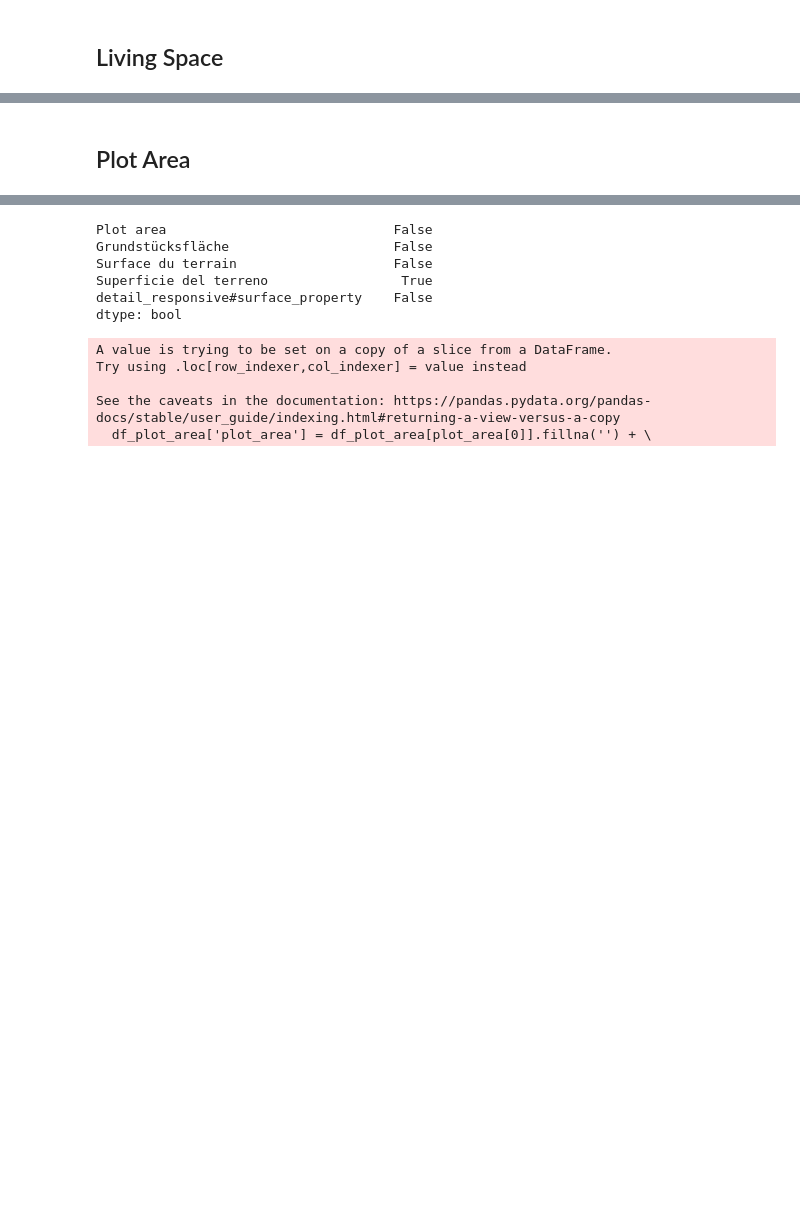
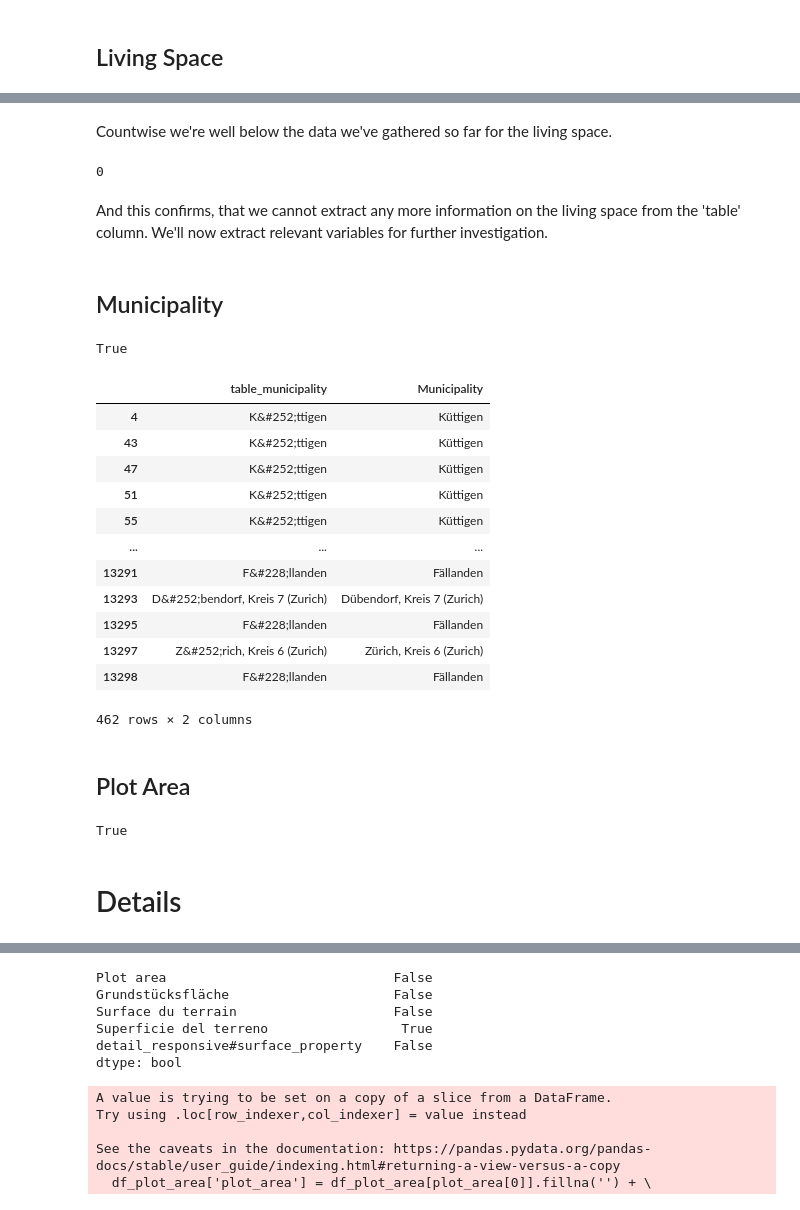
Before and after one commit to Immobilienrechner-Challenge/explorative-data-analysis, a Jupyter notebook: ints_eda.ipynb, the cells around one changed output, grey strips where cells are left out. Saved outputs shown, nothing was run; the diff lists cells and outputs as text; code cells hidden in the pictures; blank space fills up the shorter version.

```diff
--- a/ints_eda.ipynb
+++ b/ints_eda.ipynb
@@ -114,2 +278,40 @@ We then rinse and repeat this process for all data with a "_merged" column prese
+# %% [markdown]
+Countwise we're well below the data we've gathered so far for the living space.
+# %%
+df_living_space['table_ls'] = df['table'].str.extract('Living space.+####>(\d+) m').astype(float)
+df_living_space.loc[df_living_space['living_space'].isna() & df_living_space['table_ls'].notna(), 'living_space'].count()
+# %% [output]
+0
+# %% [markdown]
+And this confirms, that we cannot extract any more information on the living space from the 'table' column. We'll now extract relevant variables for further investigation.
+# %% [markdown]
+## Municipality
+# %%
+df['table'].str.contains('Municipality').sum() == df['Municipality'].count()
+# %% [output]
+True
+# %%
+df['table_municipality'] = df['table'].str.extract('Municipality<\/td><td .+?####.+?####>(.+?)<')
+df.loc[df['table_municipality'].fillna('') != df['Municipality'].fillna(''), ['table_municipality', 'Municipality']]
+# %% [output]
+|  | table_municipality | Municipality |
+| 4 | K&#252;ttigen | Küttigen |
+| 43 | K&#252;ttigen | Küttigen |
+| 47 | K&#252;ttigen | Küttigen |
+| 51 | K&#252;ttigen | Küttigen |
+| 55 | K&#252;ttigen | Küttigen |
+| ... | ... | ... |
+| 13291 | F&#228;llanden | Fällanden |
+| 13293 | D&#252;bendorf, Kreis 7 (Zurich) | Dübendorf, Kreis 7 (Zurich) |
+| 13295 | F&#228;llanden | Fällanden |
+| 13297 | Z&#252;rich, Kreis 6 (Zurich) | Zürich, Kreis 6 (Zurich) |
+| 13298 | F&#228;llanden | Fällanden |
+462 rows × 2 columns
 # %% [markdown]
 ## Plot Area
+# %%
+df['table'].str.contains('Plot area').sum() == df['Plot area'].count()
+# %% [output]
+True
+# %% [markdown]
+# Details
```
Also changed, not shown: parts of 105 cells of this notebook, 2 other files.
